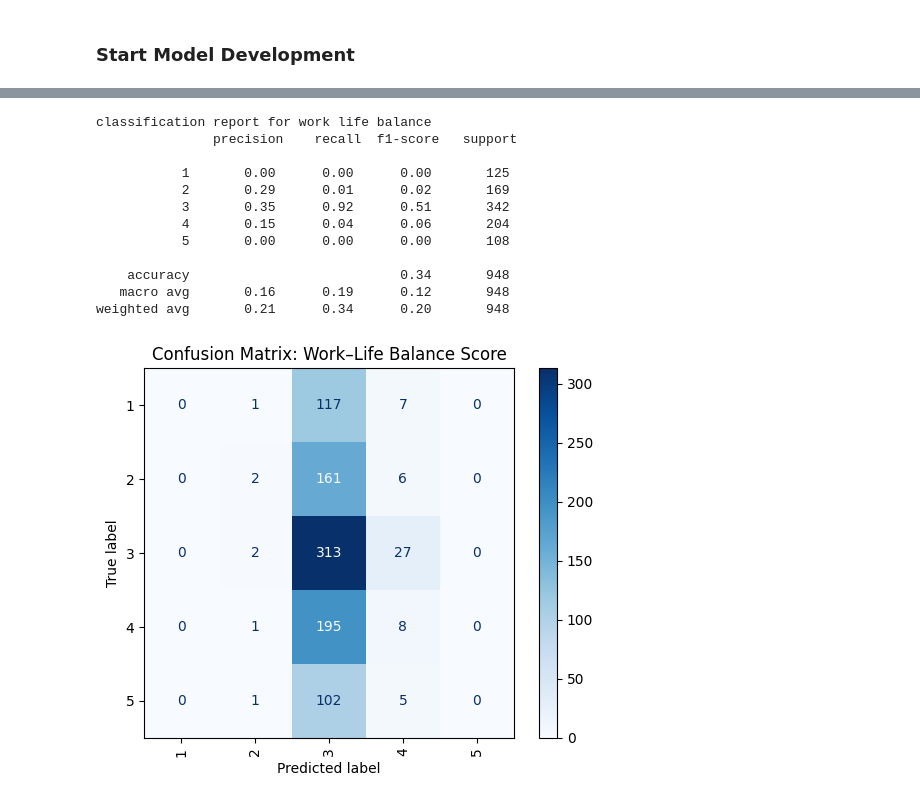
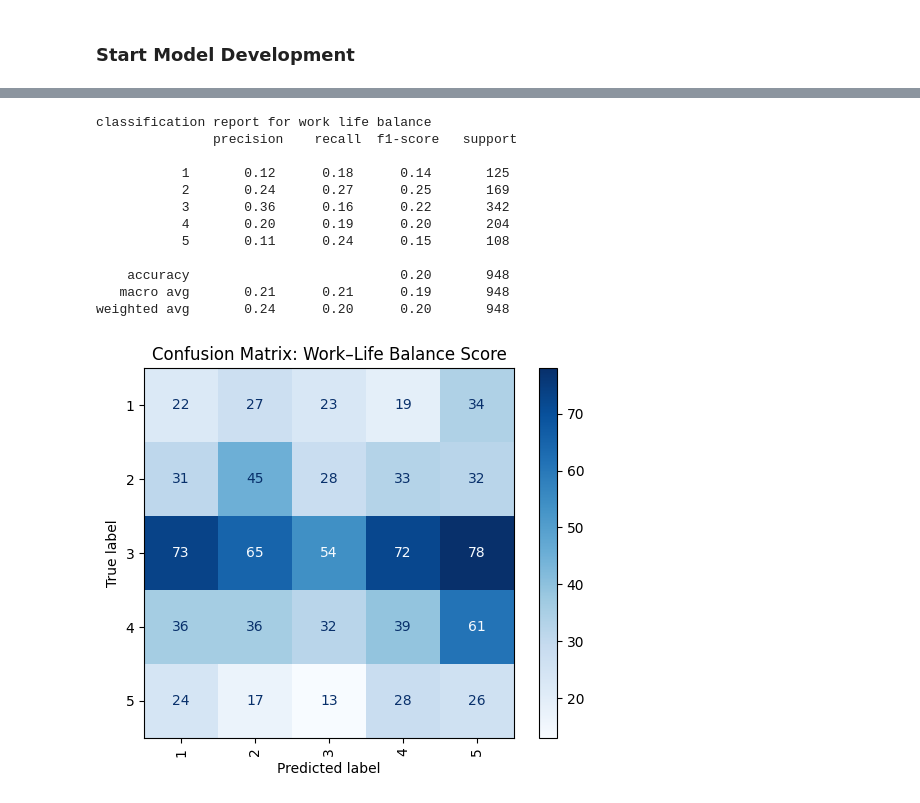
Before and after one commit to hantayc/remote-work-health-survey, a Jupyter notebook: eda.ipynb, the cells around one changed output, grey strips where cells are left out. Cells and saved outputs as stored; diff of their text form; code cells hidden in the pictures.

```diff
--- a/eda.ipynb
+++ b/eda.ipynb
@@ -122,7 +140,7 @@ df['Burnout_Level'] = df['Burnout_Level'].replace({
 # one-hot encode the mutli-valued columns
 lists = (
     df['Physical_Health_Issues']
-      .fillna('')
+      .fillna('None') # NaN indicates no physical health issues
       .str.split(';')
       .apply(lambda L: [item.strip() for item in L if item.strip()])
 )
@@ -293,0 +307,33 @@ plt.show()
+# %%
+## Grid Search Method
+param_grid = {
+    'criterion':            ['gini', 'entropy'],
+    'max_depth':            [3,5,6,7,15,20],
+    'min_samples_split':    [10,15,20],
+    'min_samples_leaf':     [3,5,10],
+    'max_leaf_nodes':       [None, 10, 20, 50]
+}
+
+base_wlb_clf = DecisionTreeClassifier(
+    class_weight='balanced',
+    random_state=42
+    )
+
+wlb_grid = GridSearchCV(
+    estimator = base_wlb_clf,
+    param_grid=param_grid,
+    cv = 5,             # 5 fold cross validation
+    scoring = 'accuracy',
+    n_jobs=-1 # use all cores
+)
+
+# fit
+wlb_grid.fit(X_train, y1_train)
+
+print(f"Best Params: {wlb_grid.best_params_}")
+print(f"Best CV Score: {wlb_grid.best_score_}")
+
+# Evaluate the best estimator on the hold-out test set:
+best_wlb_clf = wlb_grid.best_estimator_
+print("Test accuracy:",
+      best_wlb_clf.score(X_test, y1_test))
@@ -327,27 +377,28 @@ weighted avg       0.29      0.38      0.23      2209
 # %%
 # Test Stats
-preds_wlb = clf_wlb.predict(X_test)
+preds_wlb = best_wlb_clf.predict(X_test)
 
 print(f"classification report for work life balance \n {classification_report(y1_test, preds_wlb)}")
 
 cm = confusion_matrix(y1_test, preds_wlb, labels=[1,2,3,4,5])
 
 disp = ConfusionMatrixDisplay(confusion_matrix=cm,
                               display_labels=[1,2,3,4,5])
+
 disp.plot(cmap='Blues', xticks_rotation='vertical')
 plt.title('Confusion Matrix: Work–Life Balance Score')
 plt.show()
 # %% [output]
 classification report for work life balance
                precision    recall  f1-score   support
 
-           1       0.00      0.00      0.00       125
-           2       0.29      0.01      0.02       169
-           3       0.35      0.92      0.51       342
-           4       0.15      0.04      0.06       204
-           5       0.00      0.00      0.00       108
+           1       0.12      0.18      0.14       125
+           2       0.24      0.27      0.25       169
+           3       0.36      0.16      0.22       342
+           4       0.20      0.19      0.20       204
+           5       0.11      0.24      0.15       108
 
-    accuracy                           0.34       948
-   macro avg       0.16      0.19      0.12       948
-weighted avg       0.21      0.34      0.20       948
+    accuracy                           0.20       948
+   macro avg       0.21      0.21      0.19       948
+weighted avg       0.24      0.20      0.20       948
-[figure, old version]
+[figure, new version]
```
Also changed, not shown: parts of 15 cells of this notebook.
